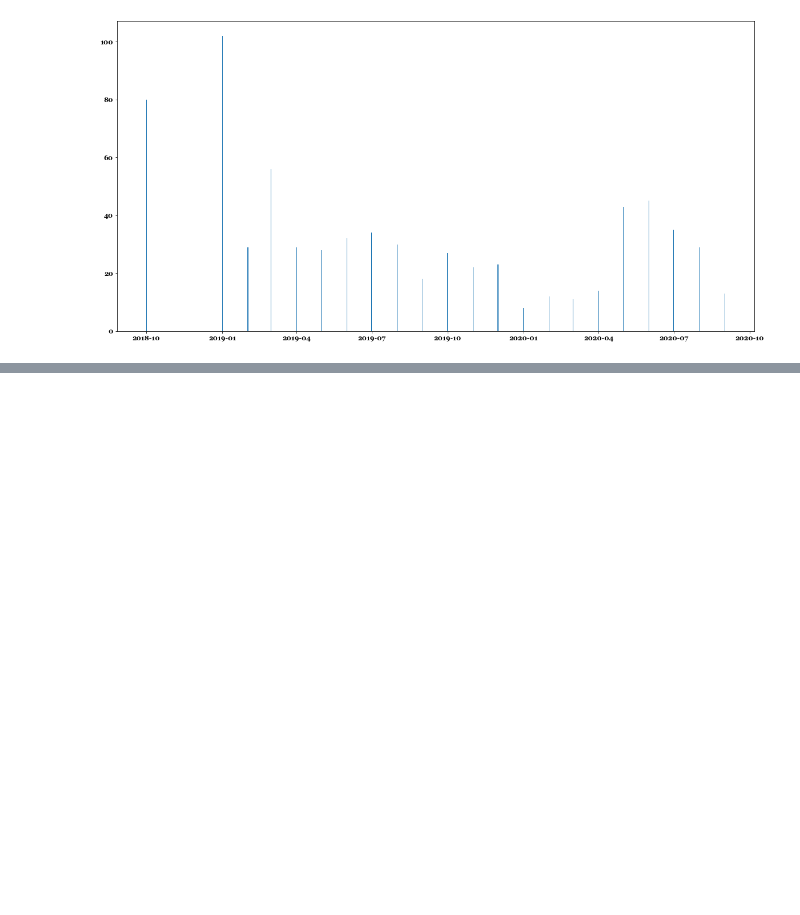
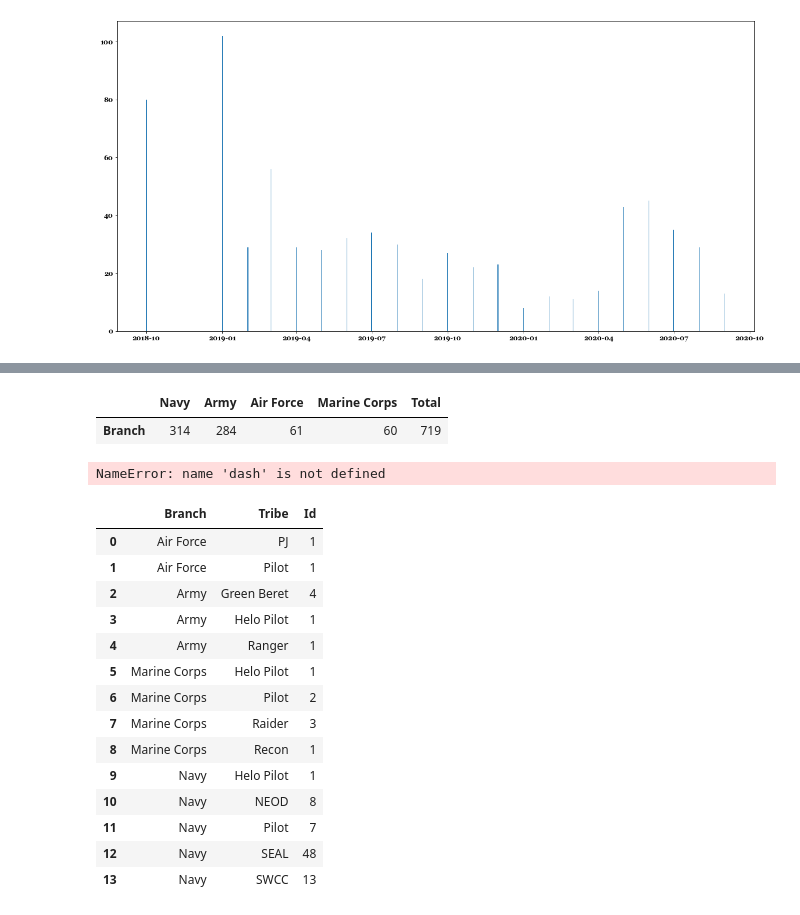
Before and after one commit to americanthinker/Cap_Stone_II, a Jupyter notebook: notebooks/EM_map_scratch.ipynb, the cells around one changed output, grey strips where cells are left out. Saved outputs shown, nothing was run; the diff lists cells and outputs as text; code cells hidden in the pictures; blank space fills up the shorter version.

Commit message:
working copy of both branch and tribe

```diff
--- a/EM_map_scratch.ipynb
+++ b/notebooks/EM_map_scratch.ipynb
@@ -515,0 +441,12 @@ def update_bar(hoverData):
+# %%
+test
+# %% [output]
+|  | Navy | Army | Air Force | Marine Corps | Total |
+| Branch | 314 | 284 | 61 | 60 | 719 |
+# %%
+
+dash --version
+# %% [output]
+NameError: name 'dash' is not defined
+# %%
+df = pd.read_csv('data/merged_df_dash.csv')
@@ -515,0 +455,20 @@ def update_bar(hoverData):
+# %%
+temp = df[df['CityState'] == 'San Diego, California']
+# %%
+temp.groupby(['Branch', 'Tribe'])['Id'].count().reset_index()
+# %% [output]
+|  | Branch | Tribe | Id |
+| 0 | Air Force | PJ | 1 |
+| 1 | Air Force | Pilot | 1 |
+| 2 | Army | Green Beret | 4 |
+| 3 | Army | Helo Pilot | 1 |
+| 4 | Army | Ranger | 1 |
+| 5 | Marine Corps | Helo Pilot | 1 |
+| 6 | Marine Corps | Pilot | 2 |
+| 7 | Marine Corps | Raider | 3 |
+| 8 | Marine Corps | Recon | 1 |
+| 9 | Navy | Helo Pilot | 1 |
+| 10 | Navy | NEOD | 8 |
+| 11 | Navy | Pilot | 7 |
+| 12 | Navy | SEAL | 48 |
+| 13 | Navy | SWCC | 13 |
```
Also changed, not shown: parts of 10 cells of this notebook, 3 other files.
